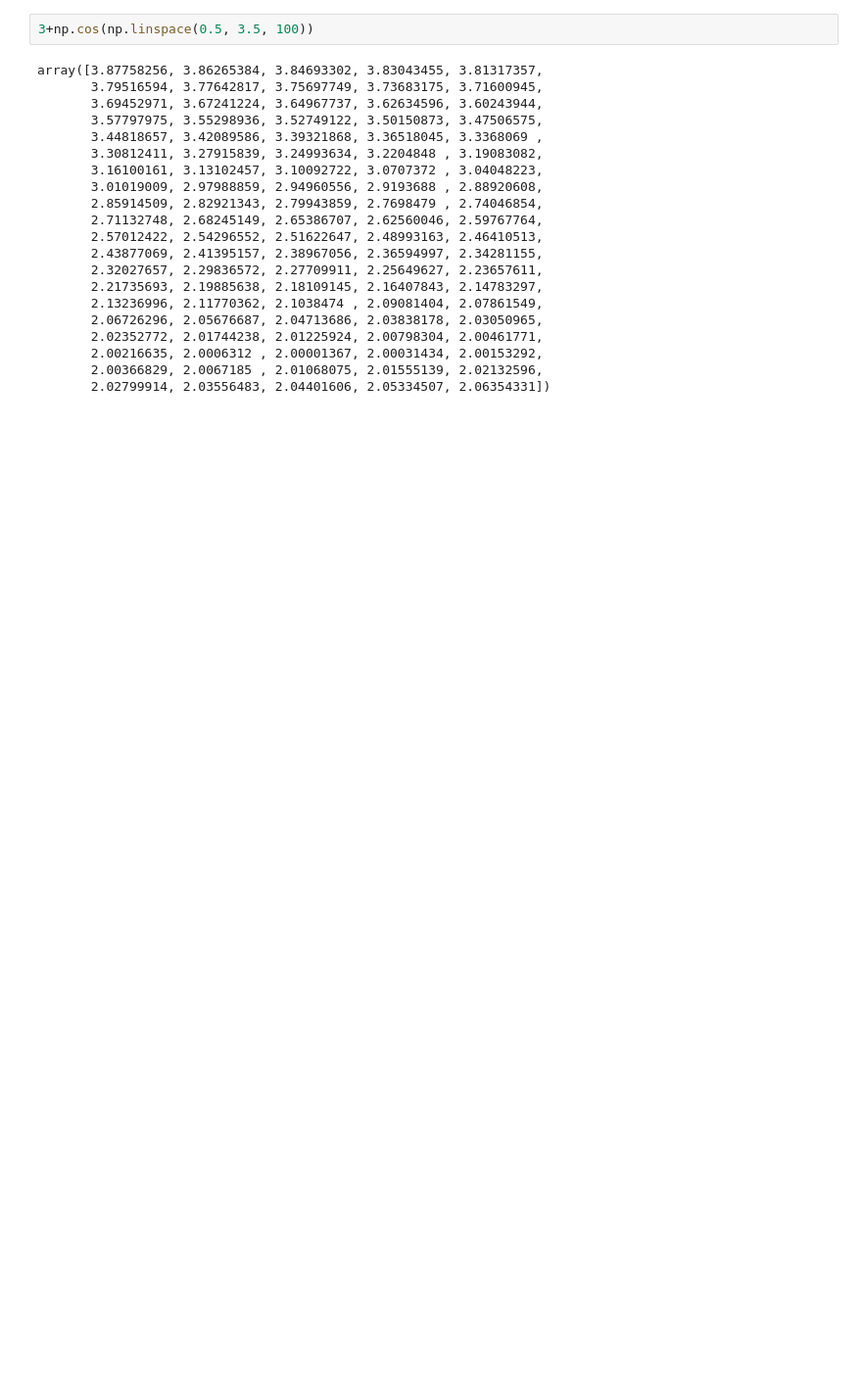
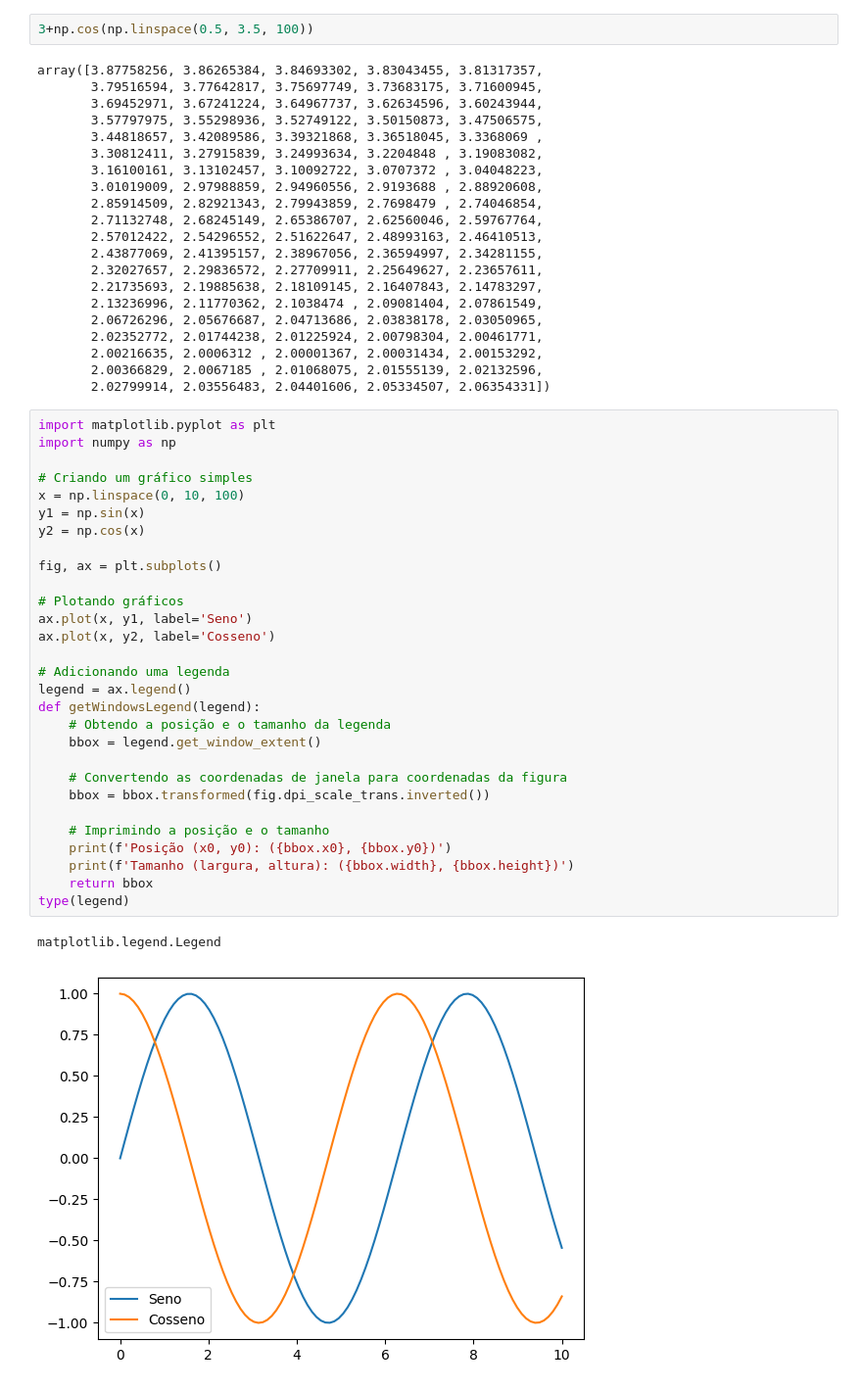
Before and after one commit to mjuniorbral/GeoViewer, a Jupyter notebook: teste.ipynb, the cells around one changed output. Shown at 98% size. Saved outputs shown, nothing was run; the diff lists cells and outputs as text; blank space fills up the shorter version.

```diff
--- a/teste.ipynb
+++ b/teste.ipynb
@@ -185,3 +185,35 @@ array([3.87758256, 3.86265384, 3.84693302, 3.83043455, 3.81317357,
        2.00216635, 2.0006312 , 2.00001367, 2.00031434, 2.00153292,
        2.00366829, 2.0067185 , 2.01068075, 2.01555139, 2.02132596,
        2.02799914, 2.03556483, 2.04401606, 2.05334507, 2.06354331])
+# %%
+import matplotlib.pyplot as plt
+import numpy as np
+
+# Criando um gráfico simples
+x = np.linspace(0, 10, 100)
+y1 = np.sin(x)
+y2 = np.cos(x)
+
+fig, ax = plt.subplots()
+
+# Plotando gráficos
+ax.plot(x, y1, label='Seno')
+ax.plot(x, y2, label='Cosseno')
+
+# Adicionando uma legenda
+legend = ax.legend()
+def getWindowsLegend(legend):
+    # Obtendo a posição e o tamanho da legenda
+    bbox = legend.get_window_extent()
+
+    # Convertendo as coordenadas de janela para coordenadas da figura
+    bbox = bbox.transformed(fig.dpi_scale_trans.inverted())
+
+    # Imprimindo a posição e o tamanho
+    print(f'Posição (x0, y0): ({bbox.x0}, {bbox.y0})')
+    print(f'Tamanho (largura, altura): ({bbox.width}, {bbox.height})')
+    return bbox
+type(legend)
+# %% [output]
+matplotlib.legend.Legend
+[figure, added]
```
Also changed, not shown: parts of 2 cells of this notebook, 6 other files.
